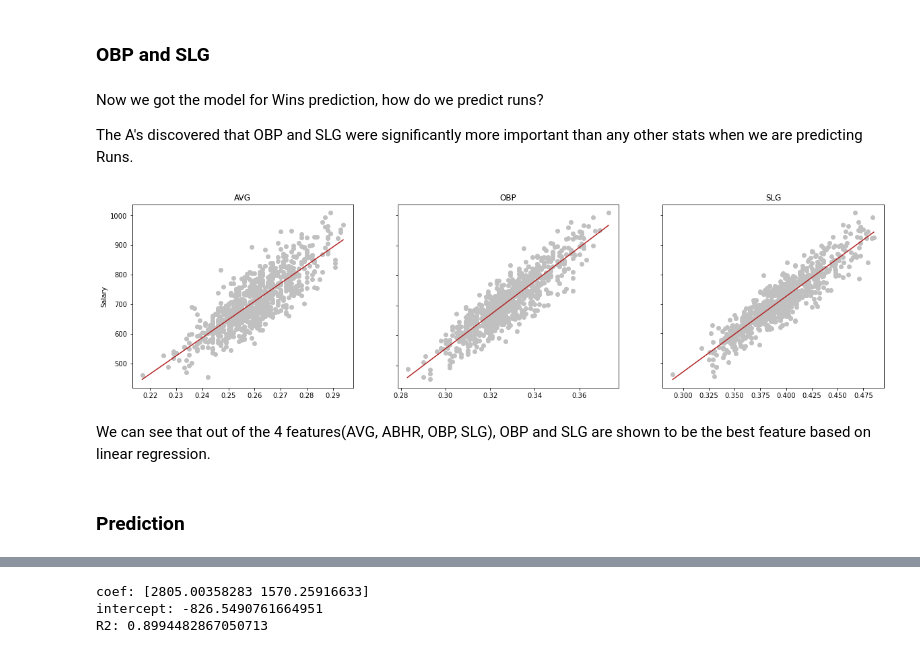
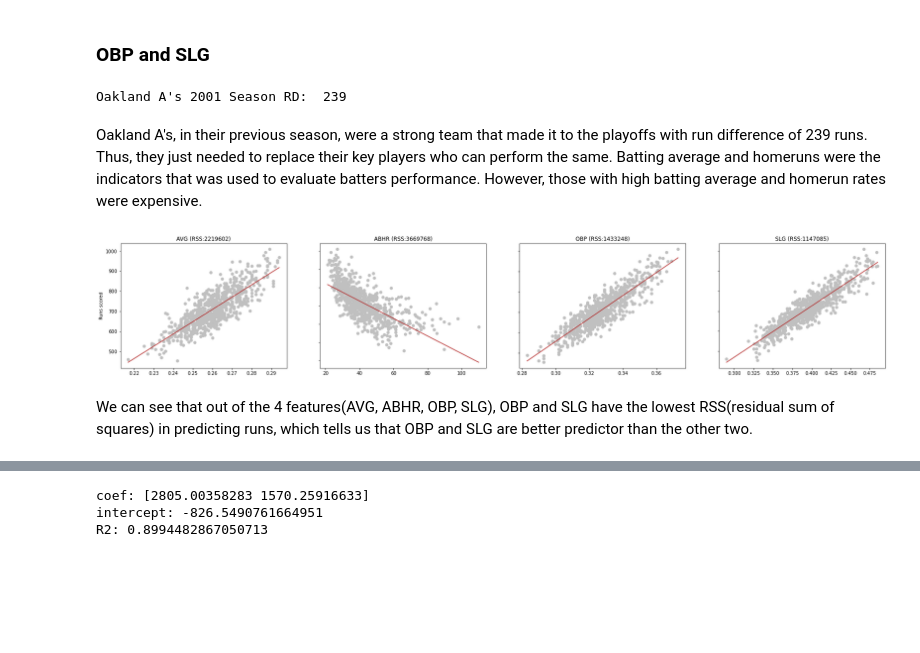
Before and after one commit to jinwls/Moneyball, a Jupyter notebook: moneyball.ipynb, the cells around one changed output, grey strips where cells are left out. Saved outputs shown, nothing was run; the diff lists cells and outputs as text; code cells hidden in the pictures; blank space fills up the shorter version.

```diff
--- a/moneyball.ipynb
+++ b/moneyball.ipynb
@@ -236,39 +231,41 @@ And our model looks like:
     Wins ~ 80.5367 + 0.1054(RD)
 # %% [markdown]
 ### OBP and SLG
-# %% [markdown]
-Now we got the model for Wins prediction, how do we predict runs?
-
-The A's discovered that OBP and SLG were significantly more important than any other stats when we are predicting Runs.
+# %%
+oak_01 = df_team[(df_team.yearID == 2001) & (df_team.teamID=='OAK')]
+print('Oakland A\'s 2001 Season RD: ', oak_01.RD.values[0])
+# %% [output]
+Oakland A's 2001 Season RD:  239
+# %% [markdown]
+Oakland A's, in their previous season, were a strong team that made it to the playoffs with run difference of 239 runs. Thus, they just needed to replace their key players who can perform the same. Batting average and homeruns were the indicators that was used to evaluate batters performance. However, those with high batting average and homerun rates were expensive.
 # %%
 # HBP, stat that is needed for calculating OBP,
 # started recording from the year 1970
 year = np.arange(1970,2002)
 a = df_team[df_team.yearID.isin(year)]
 a = a[a.yearID.isin([1981,1994])==False]
-cols = ['AVG','OBP','SLG']
+cols = ['AVG','ABHR','OBP','SLG']
 
-f,ax = plt.subplots(1,3,figsize=(20,5))
-ax[0].set_ylabel('Salary')
+f,ax = plt.subplots(1,4,figsize=(30,5))
+ax[0].set_ylabel('Runs scored')
 
 for i,col in enumerate(cols):
     X = a[col].values.reshape(-1,1)
     y = a['R'].values.reshape(-1,1)
     min = a[col].min()
     max = a[col].max()
     lr = LinearRegression()
     lr = lr.fit(X,y)
     coef = lr.coef_[0][0]
     inter = lr.intercept_[0]
+    rss = round(np.sum(np.square(y - lr.predict(X))))
     ax[i].scatter(a[col], a.R, color='silver')
     ax[i].plot([min,max], [coef*min+inter, coef*max+inter], color='firebrick')
-    ax[i].set_title(col)
+    ax[i].set_title(f'{col} (RSS:{rss})')
     ax[i].label_outer()
 
 plt.show()
 # %% [output]
-[figure, old version]
+[figure, new version]
 # %% [markdown]
-We can see that out of the 4 features(AVG, ABHR, OBP, SLG), OBP and SLG are shown to be the best feature based on linear regression.
+We can see that out of the 4 features(AVG, ABHR, OBP, SLG), OBP and SLG have the lowest RSS(residual sum of squares) in predicting runs, which tells us that OBP and SLG are better predictor than the other two.
-# %% [markdown]
-### Prediction
```
Also changed, not shown: parts of 22 cells of this notebook, 2 other files.
